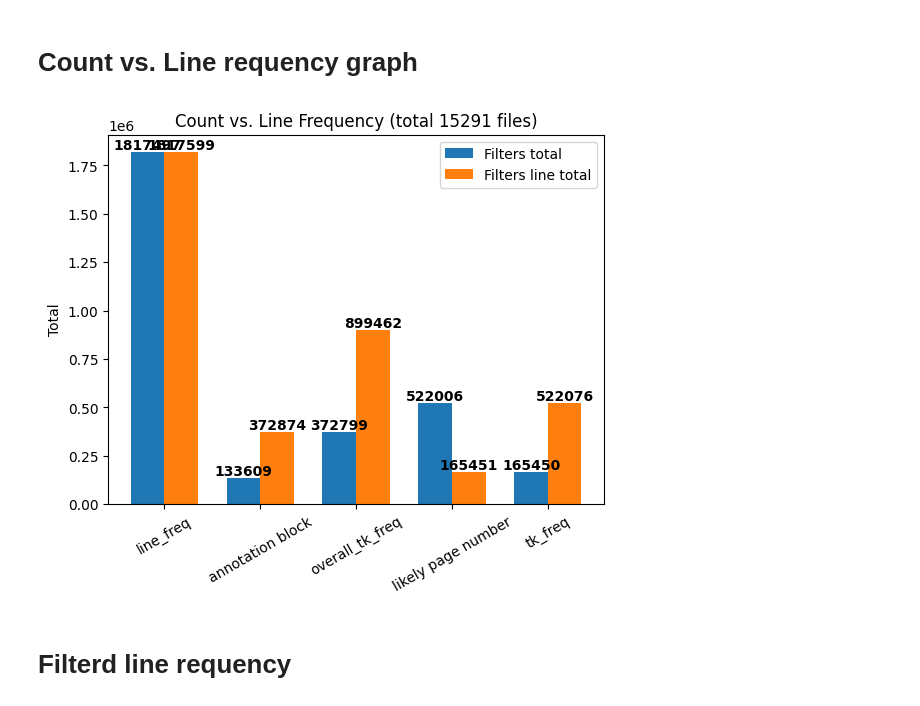
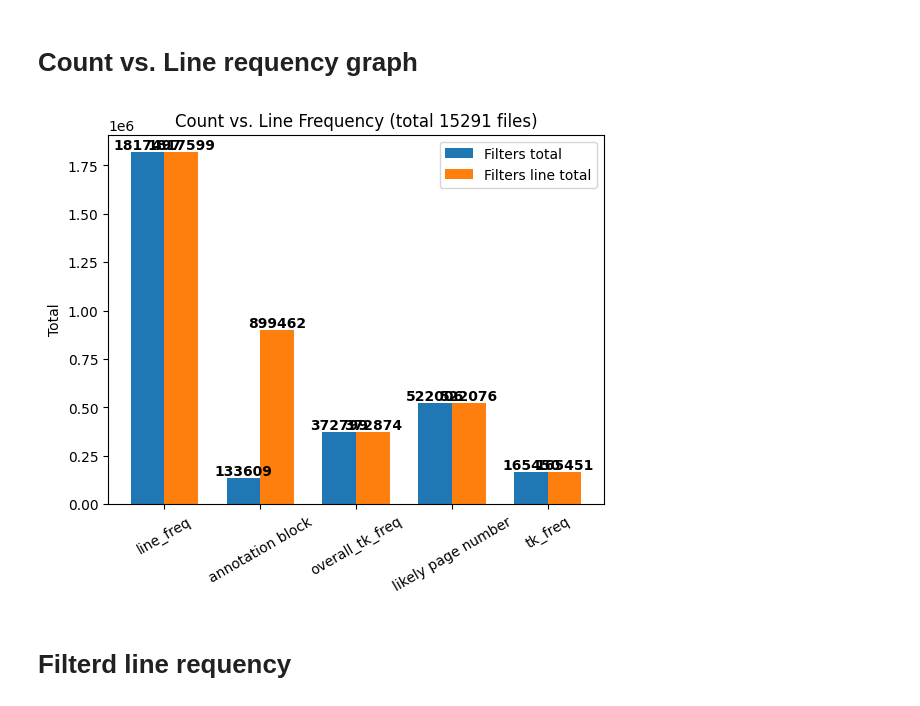
Before and after one commit to liyongsea/parallel_corpus_mnbvc, a Jupyter notebook: alignment/notebooks/view_filter_data_total.ipynb, the cells around one changed output. Drawn from its saved outputs; the diff is of its cells as text; code cells hidden in the pictures.

```diff
--- a/alignment/notebooks/view_filter_data_total.ipynb
+++ b/alignment/notebooks/view_filter_data_total.ipynb
@@ -154,36 +154,37 @@ df
 # %%
 import matplotlib.pyplot as plt
 
 labels = list(reason_total.keys())
 
-filters_total_value = list(reason_total.values())
-filters_line_total_value = list(filted_record_reason_line_total.values())
+filters_total_value = [reason_total[label] for label in labels]
+filters_line_total_value = [filted_record_reason_line_total[label] for label in labels]
+
 
 fig, ax = plt.subplots()
 
 width = 0.35
 
 ax.bar(labels, filters_total_value, width, label='Filters total')
 
 ax.bar([x + width for x in range(len(labels))], filters_line_total_value, width, label='Filters line total')
 
 ax.set_ylabel('Total')
 ax.set_title(f'Count vs. Line Frequency (total {record_total_number} files)')
 
 ax.set_xticks([x + width/2 for x in range(len(labels))])
 
 
 for i, v in enumerate(filters_total_value):
     ax.text(i, v, str(v), ha='center', va='bottom', fontweight='bold')
 
 for i, v in enumerate(filters_line_total_value):
     ax.text(i + width, v, str(v), ha='center', va='bottom', fontweight='bold')
 
 ax.set_xticklabels(labels, rotation=30)
 ax.legend()
 plt.show()
 # %% [output]
-[figure, old version]
+[figure, new version]
 # %% [markdown]
 # Filterd line requency
 # %%
```
Also changed, not shown: parts of 3 cells of this notebook.
